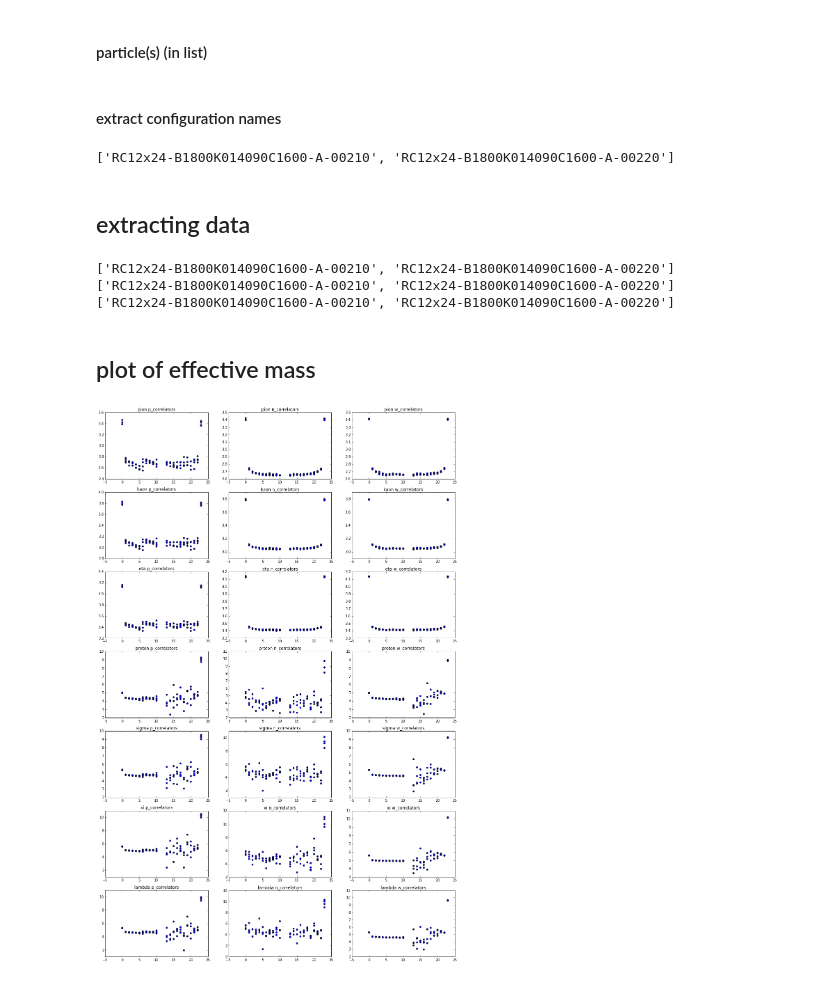
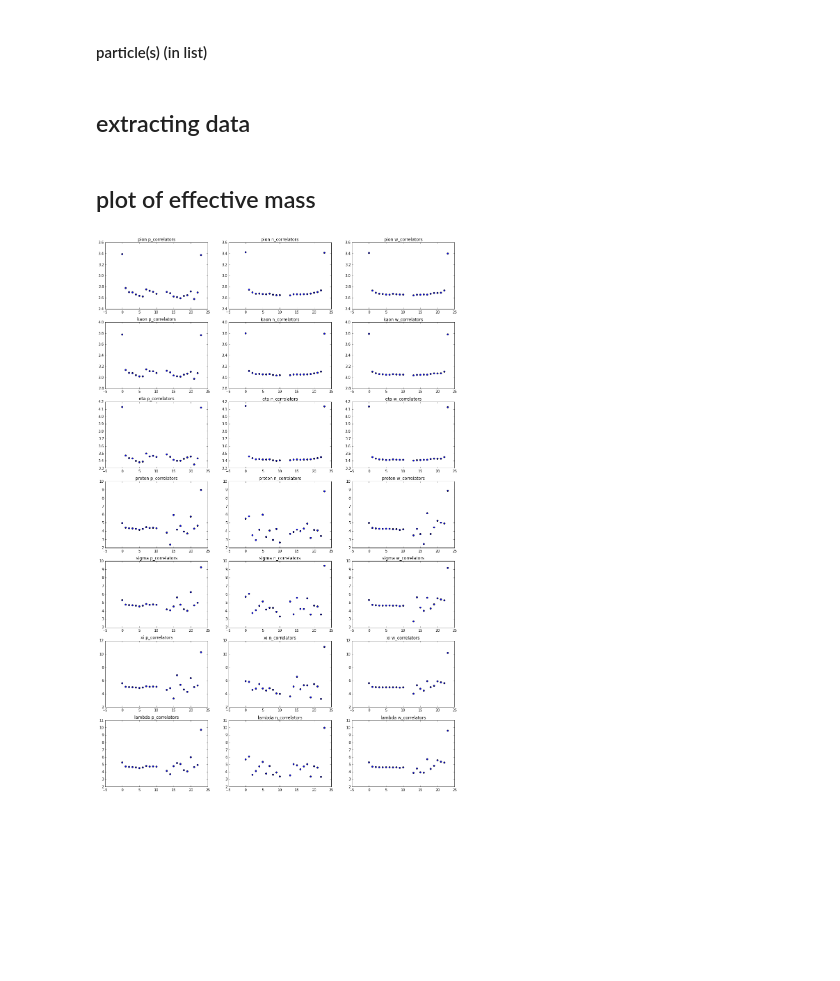
Before and after one commit to vojtak/lqcd_analysis, a Jupyter notebook: 2p_correlators.ipynb, the cells around one changed output. Saved outputs shown, nothing was run; the diff lists cells and outputs as text; code cells hidden in the pictures; blank space fills up the shorter version.

Commit message:
plotting modified for single hadron correlators

```diff
--- a/2p_correlators.ipynb
+++ b/2p_correlators.ipynb
@@ -46,38 +41,35 @@ particle=["xi"]
-# %% [markdown]
-#### extract configuration names
-# %%
-configurations = [name for name in check_output(["ls",path_results]).split("\n")[:-1]]
-print configurations
-# %% [output]
-['RC12x24-B1800K014090C1600-A-00210', 'RC12x24-B1800K014090C1600-A-00220']
 # %% [markdown]
 ## extracting data
 # %%
-propagators=[extract_propagators(path_results,measurement,mesons+baryons) for measurement in measurements]
+propagators_single_hadron=[extract_propagators(path_results,measurement,mesons+baryons,1,1) for measurement in measurements]
-# %% [output]
-['RC12x24-B1800K014090C1600-A-00210', 'RC12x24-B1800K014090C1600-A-00220']
-['RC12x24-B1800K014090C1600-A-00210', 'RC12x24-B1800K014090C1600-A-00220']
-['RC12x24-B1800K014090C1600-A-00210', 'RC12x24-B1800K014090C1600-A-00220']
 # %% [markdown]
 ## plot of effective mass
 # %%
 # Two subplots, the axes array is 1-d
 
 
-p_particles     = propagators[0][1]
-p_configurations= propagators[0][2]
+p_measurements  = measurements
+p_particles     = propagators_single_hadron[0][1]
+p_configurations= propagators_single_hadron[0][2]
+
+time_slices=range(int(p_configurations[0][5:7]))
 
 fig= plt.figure(figsize=(6*len(measurements),4*len(p_particles)))
 
-iii=1
+iii=0
+pp=[]
 for part_i, part in enumerate(p_particles):
-    for meas_i, meas in enumerate(measurements):
+    for meas_i, meas in enumerate(p_measurements):
 
-        pp=plt.subplot(len(p_particles),len(measurements),iii)
-        pp.set_title(part+" "+meas)
+        if(iii%3!=0):
+            pp.append(plt.subplot(len(p_particles),len(p_measurements),iii+1, sharey=pp[iii-1]))
+        else:
+            pp.append(plt.subplot(len(p_particles),len(p_measurements),iii+1))
+        pp[iii].set_title(part+" "+meas)
+
         iii=iii+1
         for conf_i, conf in enumerate(p_configurations):
             for i in range(len(propagators[meas_i][0][part_i])):
                 scatter(time_slices,effective_mass(propagators[meas_i][0][part_i][conf_i][i]))
 # %% [output]
-[figure, old version]
+[figure, new version]
```
Also changed, not shown: parts of 2 cells of this notebook, 1 other file.
